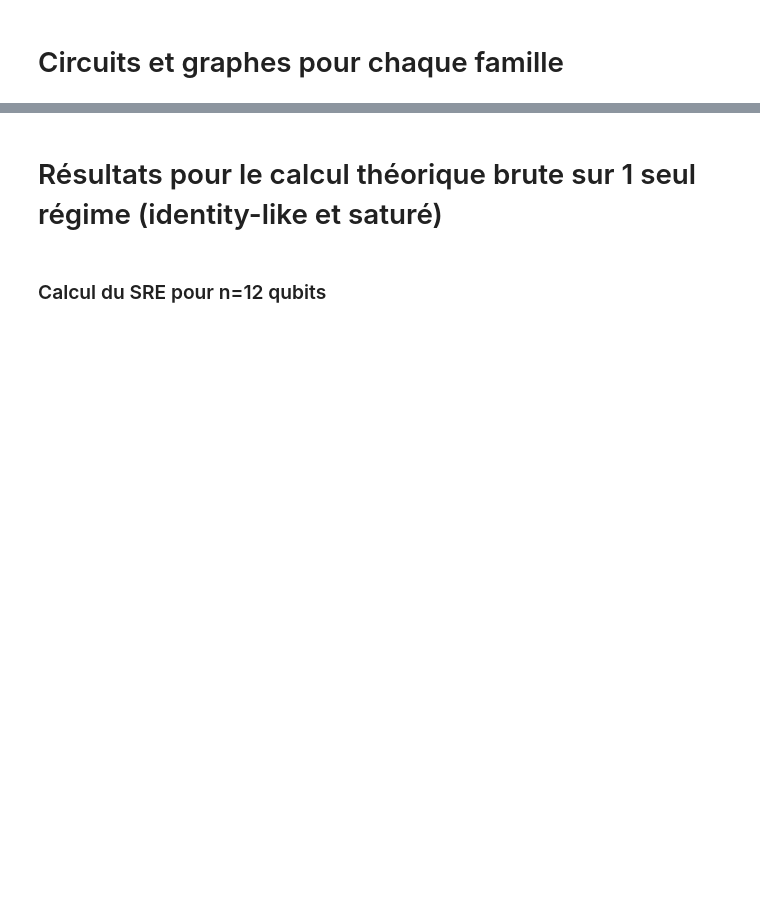
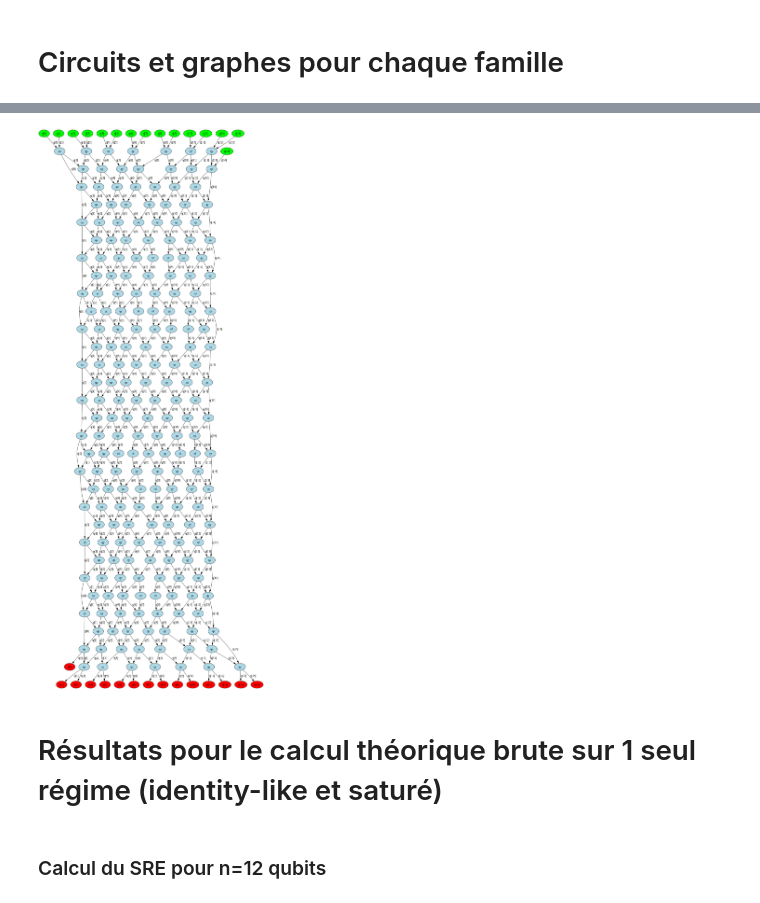
Before and after one commit to VicLambert/qml-quansistor-entropy, a Jupyter notebook: qqe/notebooks/final.ipynb, the cells around one changed output, grey strips where cells are left out. Saved outputs shown, nothing was run; the diff lists cells and outputs as text; code cells hidden in the pictures; blank space fills up the shorter version.

```diff
--- a/qqe/notebooks/final.ipynb
+++ b/qqe/notebooks/final.ipynb
@@ -25,2 +31,16 @@ from src.utils import configure_logger
 # %% [markdown]
 # Circuits et graphes pour chaque famille
+# %%
+family = "quansistor"
+n_qubits = 15
+n_layers = 30
+backend = "pennylane"
+seed = 1
+
+img, qc, graph_data, gate_count = simulate_circuit(
+    family=family,
+    n_qubits=n_qubits,
+    n_layers=n_layers,
+    backend=backend,
+    seed=seed,
+)
@@ -27,3 +49,24 @@ from src.utils import configure_logger
+# %%
+from IPython.display import display, Image as IPyImage
+from io import BytesIO
+
+try:
+    # Normalize for notebook display
+    from PIL import Image as PILImage  # type: ignore
+    if isinstance(img, PILImage.Image) and img.mode == 'RGBA':
+        img = img.convert('RGB')
+    display(img)
+except Exception:
+    # Fallback to PNG bytes
+    try:
+        bio = BytesIO()
+        img.save(bio, format='PNG')
+        display(IPyImage(data=bio.getvalue(), format='png'))
+    except Exception:
+        fig = qc.draw(output="mpl")
+        display(fig)
+# %% [output]
+[figure, added]
 # %% [markdown]
 # Résultats pour le calcul théorique brute sur 1 seul régime (identity-like et saturé)
 # %% [markdown]
```
Also changed, not shown: parts of 3 cells of this notebook, 6 other files.
